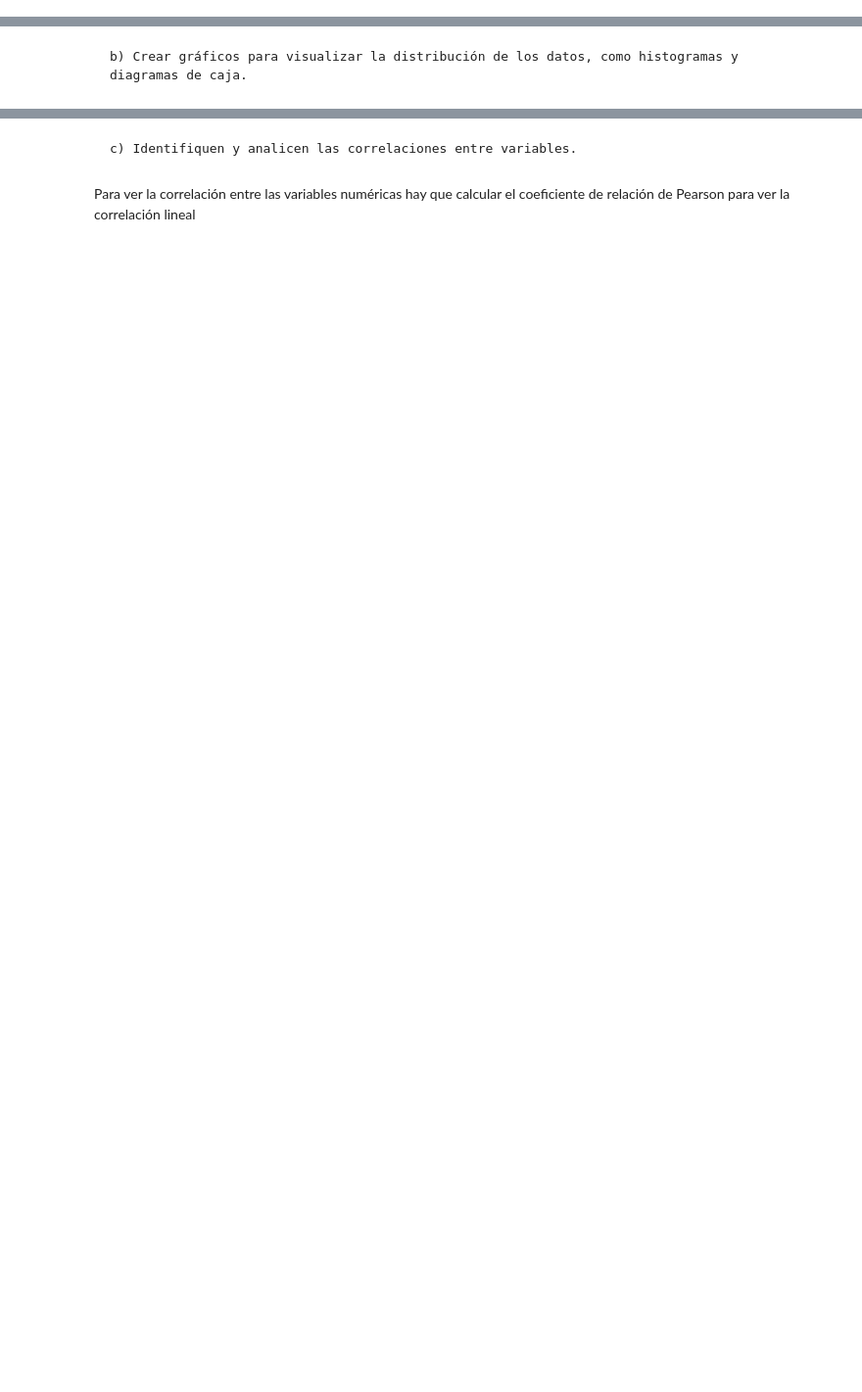
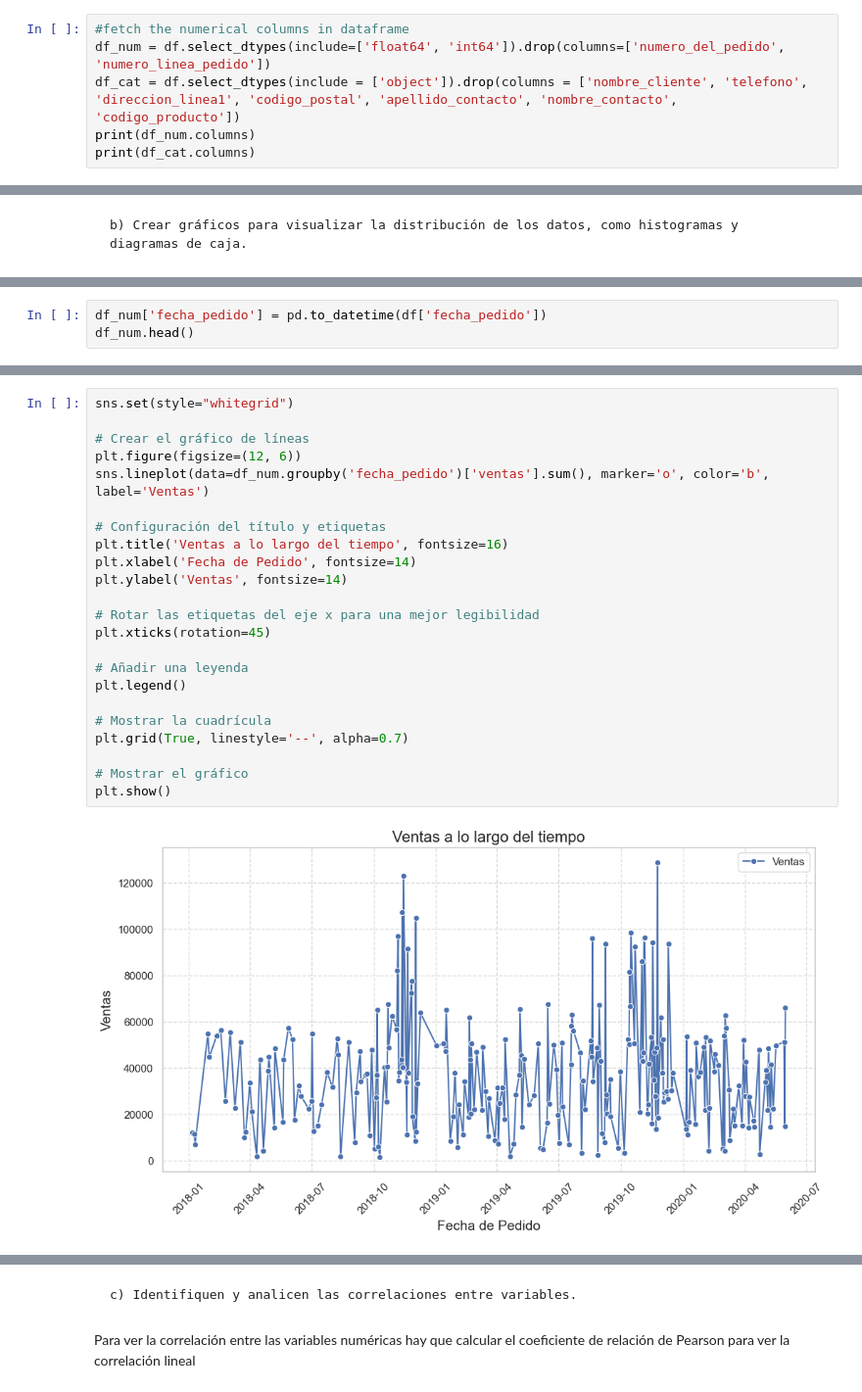
Before and after one commit to oliviaclemente/Programaci-n_Trabajo, a Jupyter notebook: jupyter.ipynb, the cells around one changed output, grey strips where cells are left out. Shown at 98% size. Drawn from its saved outputs; the diff is of its cells as text; blank space fills up the shorter version.

```diff
--- a/jupyter.ipynb
+++ b/jupyter.ipynb
@@ -154,0 +155,6 @@ Index(['numero_del_pedido', 'cantidad_de_pedidos', 'precio_cada_pedido',
+# %%
+#fetch the numerical columns in dataframe
+df_num = df.select_dtypes(include=['float64', 'int64']).drop(columns=['numero_del_pedido', 'numero_linea_pedido'])
+df_cat = df.select_dtypes(include = ['object']).drop(columns = ['nombre_cliente', 'telefono', 'direccion_linea1', 'codigo_postal', 'apellido_contacto', 'nombre_contacto', 'codigo_producto'])
+print(df_num.columns)
+print(df_cat.columns)
@@ -286,0 +236,3 @@ plt.show()
+# %%
+df_num['fecha_pedido'] = pd.to_datetime(df['fecha_pedido'])
+df_num.head()
@@ -286,0 +246,25 @@ plt.show()
+# %%
+sns.set(style="whitegrid")
+
+# Crear el gráfico de líneas
+plt.figure(figsize=(12, 6))
+sns.lineplot(data=df_num.groupby('fecha_pedido')['ventas'].sum(), marker='o', color='b', label='Ventas')
+
+# Configuración del título y etiquetas
+plt.title('Ventas a lo largo del tiempo', fontsize=16)
+plt.xlabel('Fecha de Pedido', fontsize=14)
+plt.ylabel('Ventas', fontsize=14)
+
+# Rotar las etiquetas del eje x para una mejor legibilidad
+plt.xticks(rotation=45)
+
+# Añadir una leyenda
+plt.legend()
+
+# Mostrar la cuadrícula
+plt.grid(True, linestyle='--', alpha=0.7)
+
+# Mostrar el gráfico
+plt.show()
+# %% [output]
+[figure, added]
```
Also changed, not shown: parts of 34 cells of this notebook.
